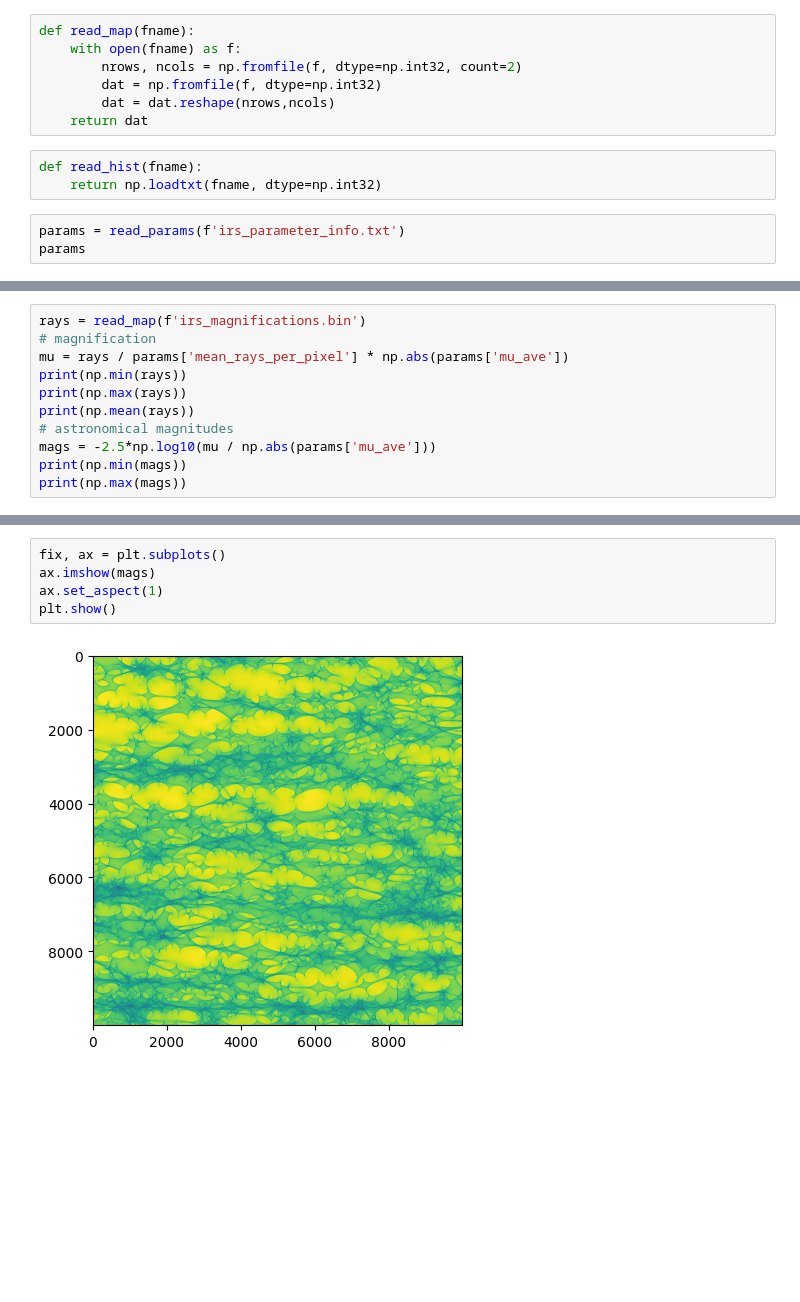
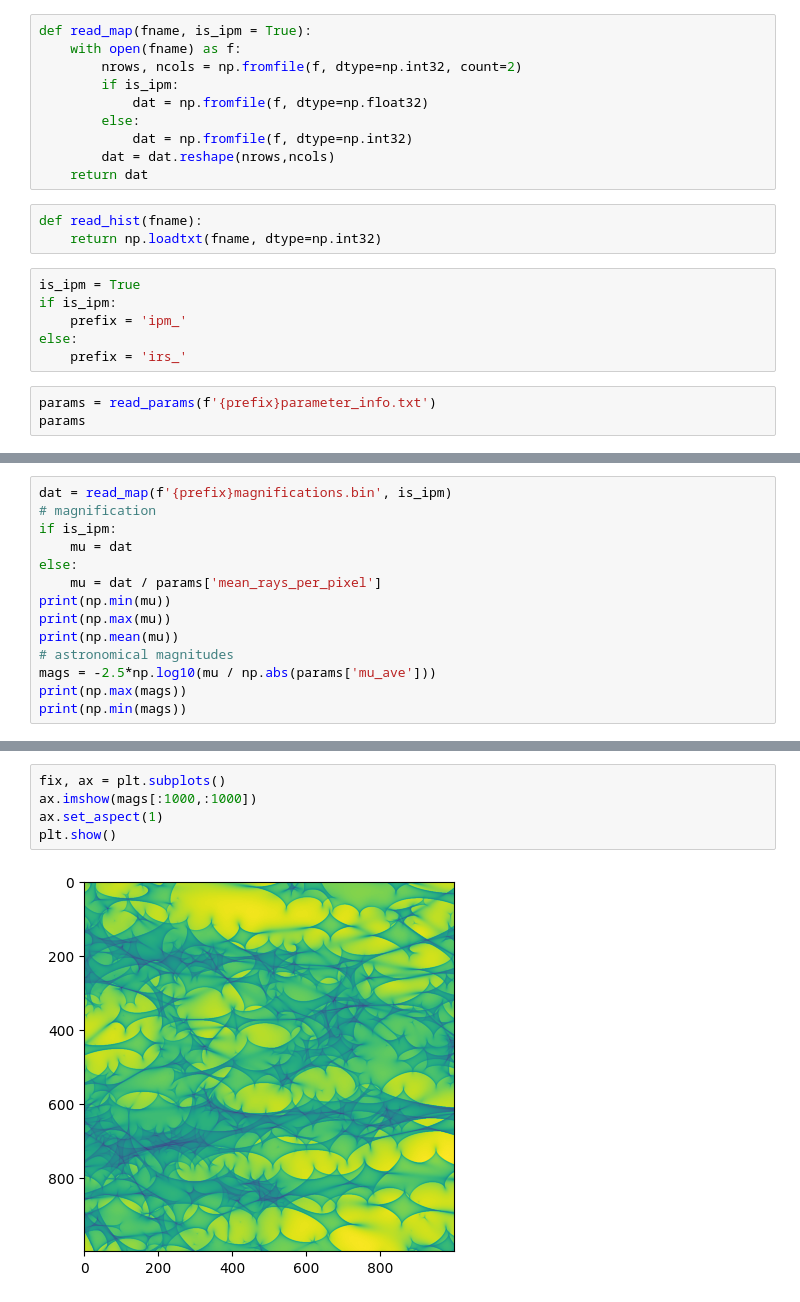
Before and after one commit to weisluke/irs, a Jupyter notebook: view_output.ipynb, the cells around one changed output, grey strips where cells are left out. Cells and saved outputs as stored; diff of their text form; blank space fills up the shorter version.

```diff
--- a/view_output.ipynb
+++ b/view_output.ipynb
@@ -23,17 +23,26 @@ def read_stars(fname):
         stars = stars.reshape(nstars, 3)
     return stars
 # %%
-def read_map(fname):
+def read_map(fname, is_ipm = True):
     with open(fname) as f:
         nrows, ncols = np.fromfile(f, dtype=np.int32, count=2)
-        dat = np.fromfile(f, dtype=np.int32)
+        if is_ipm:
+            dat = np.fromfile(f, dtype=np.float32)
+        else:
+            dat = np.fromfile(f, dtype=np.int32)
         dat = dat.reshape(nrows,ncols)
     return dat
 # %%
 def read_hist(fname):
     return np.loadtxt(fname, dtype=np.int32)
+# %%
+is_ipm = True
+if is_ipm:
+    prefix = 'ipm_'
+else:
+    prefix = 'irs_'
 # %%
-params = read_params(f'irs_parameter_info.txt')
+params = read_params(f'{prefix}parameter_info.txt')
 params
 # %% [output]
 {'kappa_tot': 0.400000006,
@@ -67,12 +76,15 @@ plt.show()
 # %%
-rays = read_map(f'irs_magnifications.bin')
+dat = read_map(f'{prefix}magnifications.bin', is_ipm)
 # magnification
-mu = rays / params['mean_rays_per_pixel'] * np.abs(params['mu_ave'])
-print(np.min(rays))
-print(np.max(rays))
-print(np.mean(rays))
+if is_ipm:
+    mu = dat
+else:
+    mu = dat / params['mean_rays_per_pixel']
+print(np.min(mu))
+print(np.max(mu))
+print(np.mean(mu))
 # astronomical magnitudes
 mags = -2.5*np.log10(mu / np.abs(params['mu_ave']))
+print(np.max(mags))
 print(np.min(mags))
-print(np.max(mags))
 # %% [output]
@@ -84,8 +96,8 @@ print(np.max(mags))
 # %%
 fix, ax = plt.subplots()
-ax.imshow(mags)
+ax.imshow(mags[:1000,:1000])
 ax.set_aspect(1)
 plt.show()
 # %% [output]
-[figure, old version]
+[figure, new version]
 # %%
```
Also changed, not shown: parts of 5 cells of this notebook.
